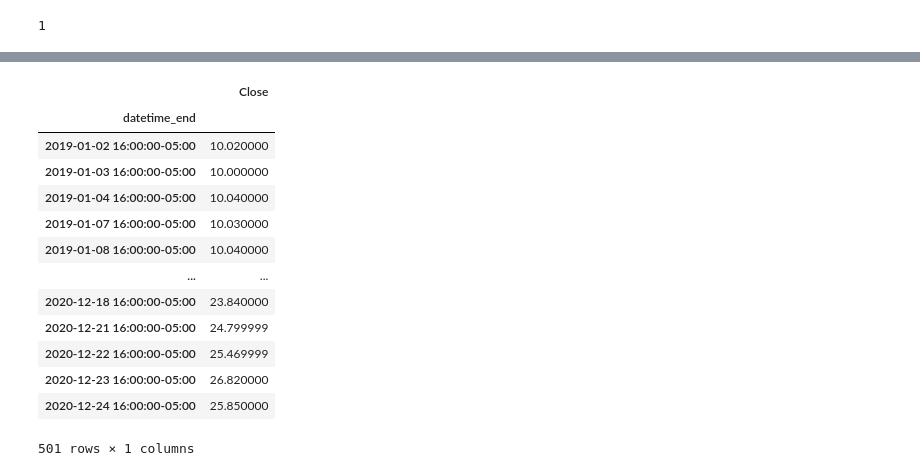
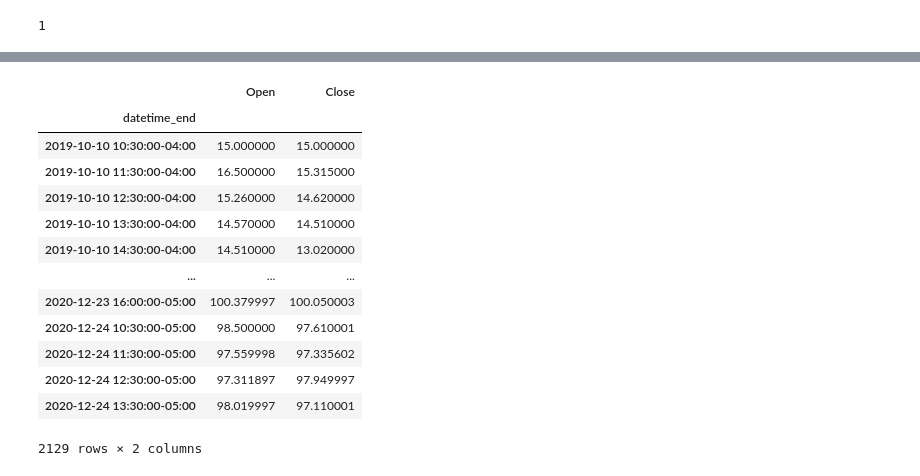
Before and after one commit to abuzatu/time_series, a Jupyter notebook: finance/yahoo_finance.ipynb, the cells around one changed output, grey strips where cells are left out. Drawn from its saved outputs; the diff is of its cells as text; code cells hidden in the pictures.

```diff
--- a/finance/yahoo_finance.ipynb
+++ b/finance/yahoo_finance.ipynb
@@ -19,14 +19,20 @@ import hvplot.pandas
 [interactive output not drawn]
 # %%
 # choose the company, e.g. ticker SPCE for the company Virgin Galactic
-STOCK_TICKER = "SPCE"
-STOCK_NAME = "Virgin Galactic"
+STOCK_TICKER = "BNTX"
+STOCK_NAME = "BioNTech"
 
 # set the time frame of interest and the interval
-STRING_DATE_INITIAL_DATA = "2019-01-01 09:00:00"
-STRING_DATE_FINAL_DATA = "2020-12-31 23:59:59"
-STRING_DATE_INITIAL_PLOT = "2020-01-01 09:00:00"
-STRING_DATE_FINAL_PLOT = "2020-12-31 23:59:59"
+if True:
+    STRING_DATE_INITIAL_DATA = "2019-10-06 09:00:00"
+    STRING_DATE_FINAL_DATA   = "2020-12-31 23:59:59"
+    STRING_DATE_INITIAL_PLOT = "2019-10-06 09:00:00"
+    STRING_DATE_FINAL_PLOT   = "2021-05-01 23:59:59"
+else:
+    STRING_DATE_INITIAL_DATA = "2020-11-01 09:30:00"
+    STRING_DATE_FINAL_DATA   = "2020-12-31 23:59:59"
+    STRING_DATE_INITIAL_PLOT = "2020-11-01 09:30:00"
+    STRING_DATE_FINAL_PLOT   = "2020-12-31 23:59:59"
 
 LOCALIZE_US_STOCK_MARKET = "America/New_York"
 
@@ -39,13 +45,15 @@ DATE_FINAL_PLOT =  pd.to_datetime(STRING_DATE_FINAL_PLOT)
 # 1h - for the last 730 days (~ 2 years)
 # 30m, 15m, 5m, 2m - for the last 60 days (~ 2 months)
 # 1m - for the last 7 days
-INTERVAL = "1d" # # 1m (minute) works only for the previous week from the current moment
+INTERVAL = "1h" # # 1m (minute) works only for the previous week from the current moment
 if INTERVAL == "1d":
     DATETIME = "Date"
+    MULTIPLY_WINDOW = 1
     INTERVAL_NUMBER_SHORT = 0
 elif INTERVAL == "1h":
     DATETIME = "Date"
     INTERVAL_NUMBER_SHORT = 0.5
+    MULTIPLY_WINDOW = 7 # one trading day has 7 trading hour intervals
 else:
     DATETIME = "Datetime"
     DATE_INITIAL_DATA =  DATE_INITIAL_DATA.tz_localize(LOCALIZE_US_STOCK_MARKET)
@@ -56,9 +64,9 @@ INTERVAL_NUMBER = int(INTERVAL[0:-1])
 INTERVAL_UNIT = INTERVAL[-1:]
 
 # number of days in simple moving averages (SMA)
-SHORT_WINDOW = 21 # 50
-MEDIUM_WINDOW = 55 # 100
-LONG_WINDOW = 100
+SHORT_WINDOW = 21 * MULTIPLY_WINDOW # 50
+MEDIUM_WINDOW = 100 * MULTIPLY_WINDOW # 100
+LONG_WINDOW = 7 * MULTIPLY_WINDOW
 # %%
 DATE_INITIAL_DATA
 # %% [output]
@@ -200,23 +208,23 @@ df.datetime_end[0].tz
 # %%
 # keep only the close datetime and price
 MY_DATETIME = "datetime_end"
-df = df[[MY_DATETIME, "Close"]].set_index(MY_DATETIME)
+df = df[[MY_DATETIME, "Open", "Close"]].set_index(MY_DATETIME)
 df
 # %% [output]
-|  | Close |
-| datetime_end |  |
-| 2019-01-02 16:00:00-05:00 | 10.020000 |
-| 2019-01-03 16:00:00-05:00 | 10.000000 |
-| 2019-01-04 16:00:00-05:00 | 10.040000 |
-| 2019-01-07 16:00:00-05:00 | 10.030000 |
-| 2019-01-08 16:00:00-05:00 | 10.040000 |
-| ... | ... |
-| 2020-12-18 16:00:00-05:00 | 23.840000 |
-| 2020-12-21 16:00:00-05:00 | 24.799999 |
-| 2020-12-22 16:00:00-05:00 | 25.469999 |
-| 2020-12-23 16:00:00-05:00 | 26.820000 |
-| 2020-12-24 16:00:00-05:00 | 25.850000 |
+|  | Open | Close |
+| datetime_end |  |  |
+| 2019-10-10 10:30:00-04:00 | 15.000000 | 15.000000 |
+| 2019-10-10 11:30:00-04:00 | 16.500000 | 15.315000 |
+| 2019-10-10 12:30:00-04:00 | 15.260000 | 14.620000 |
+| 2019-10-10 13:30:00-04:00 | 14.570000 | 14.510000 |
+| 2019-10-10 14:30:00-04:00 | 14.510000 | 13.020000 |
+| ... | ... | ... |
+| 2020-12-23 16:00:00-05:00 | 100.379997 | 100.050003 |
+| 2020-12-24 10:30:00-05:00 | 98.500000 | 97.610001 |
+| 2020-12-24 11:30:00-05:00 | 97.559998 | 97.335602 |
+| 2020-12-24 12:30:00-05:00 | 97.311897 | 97.949997 |
+| 2020-12-24 13:30:00-05:00 | 98.019997 | 97.110001 |
-501 rows × 1 columns
+2129 rows × 2 columns
 # %%
 # calculate moving averages for various time windows
 df["SMA_S"] = df.Close.rolling(window = SHORT_WINDOW).mean()
```
Also changed, not shown: parts of 25 cells of this notebook, 1 other file.
